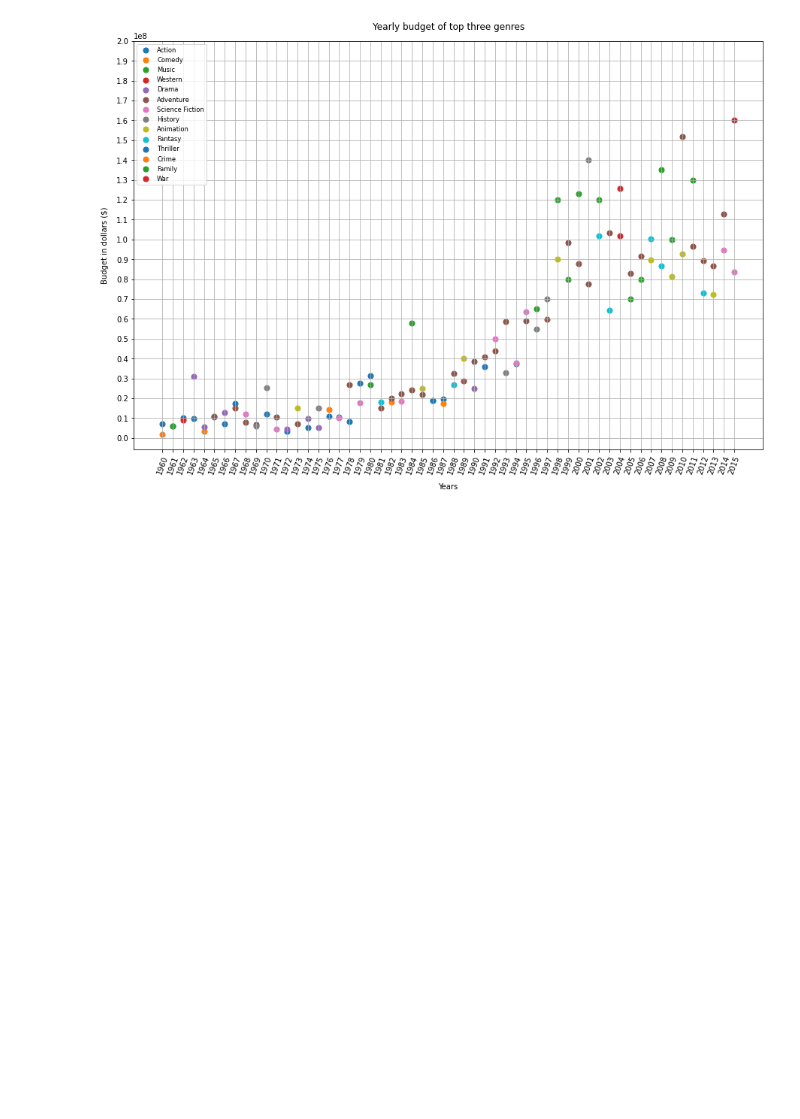
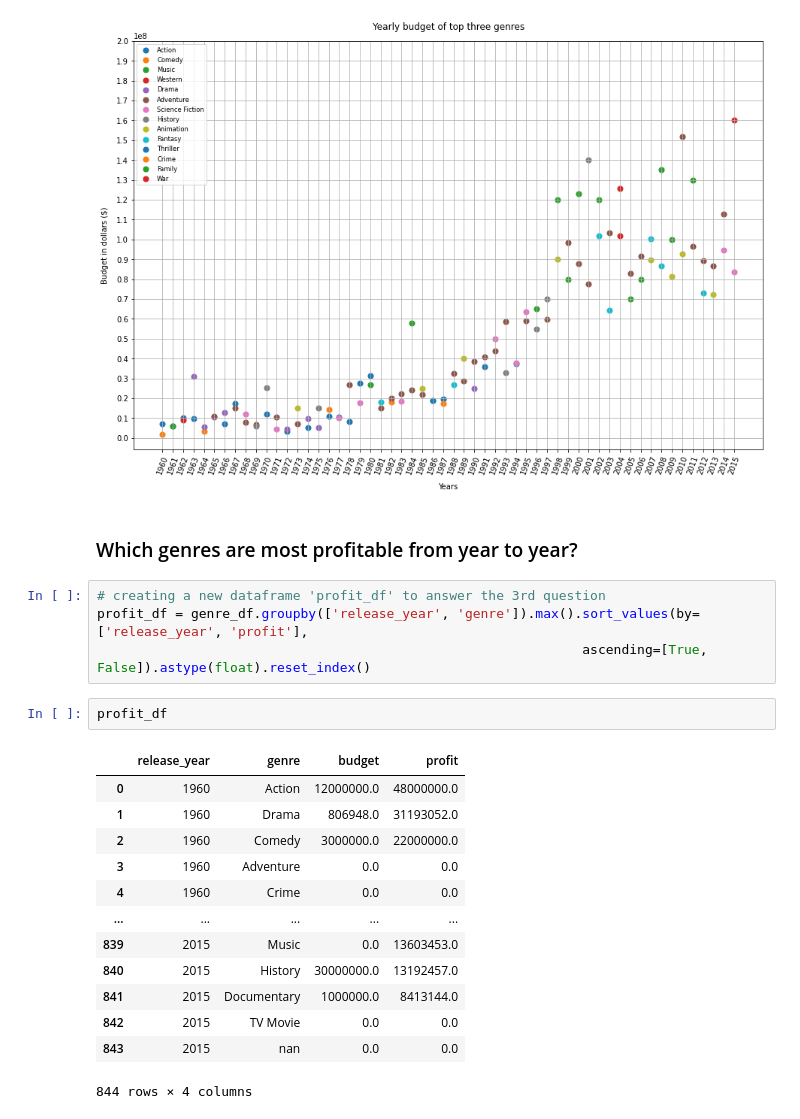
Before and after one commit to Amr-elwetaidy/Investigating-TMDP-Movies-Dataset, a Jupyter notebook: Investigating TMDP-Movies Dataset.ipynb, the cells around one changed output. Cells and saved outputs as stored; diff of their text form; blank space fills up the shorter version.

Commit message:
Answer the third question

```diff
--- a/Investigating TMDP-Movies Dataset.ipynb
+++ b/Investigating TMDP-Movies Dataset.ipynb
@@ -604,3 +604,26 @@ plt.legend(fontsize='small')
 plt.show()
 # %% [output]
 [figure]
+# %% [markdown]
+<a id='q3'></a>
+### Which genres are most profitable from year to year?
+# %%
+# creating a new dataframe 'profit_df' to answer the 3rd question
+profit_df = genre_df.groupby(['release_year', 'genre']).max().sort_values(by=['release_year', 'profit'],
+                                                              ascending=[True, False]).astype(float).reset_index()
+# %%
+profit_df
+# %% [output]
+|  | release_year | genre | budget | profit |
+| 0 | 1960 | Action | 12000000.0 | 48000000.0 |
+| 1 | 1960 | Drama | 806948.0 | 31193052.0 |
+| 2 | 1960 | Comedy | 3000000.0 | 22000000.0 |
+| 3 | 1960 | Adventure | 0.0 | 0.0 |
+| 4 | 1960 | Crime | 0.0 | 0.0 |
+| ... | ... | ... | ... | ... |
+| 839 | 2015 | Music | 0.0 | 13603453.0 |
+| 840 | 2015 | History | 30000000.0 | 13192457.0 |
+| 841 | 2015 | Documentary | 1000000.0 | 8413144.0 |
+| 842 | 2015 | TV Movie | 0.0 | 0.0 |
+| 843 | 2015 | nan | 0.0 | 0.0 |
+844 rows × 4 columns
```
Also changed, not shown: parts of 2 cells of this notebook.
